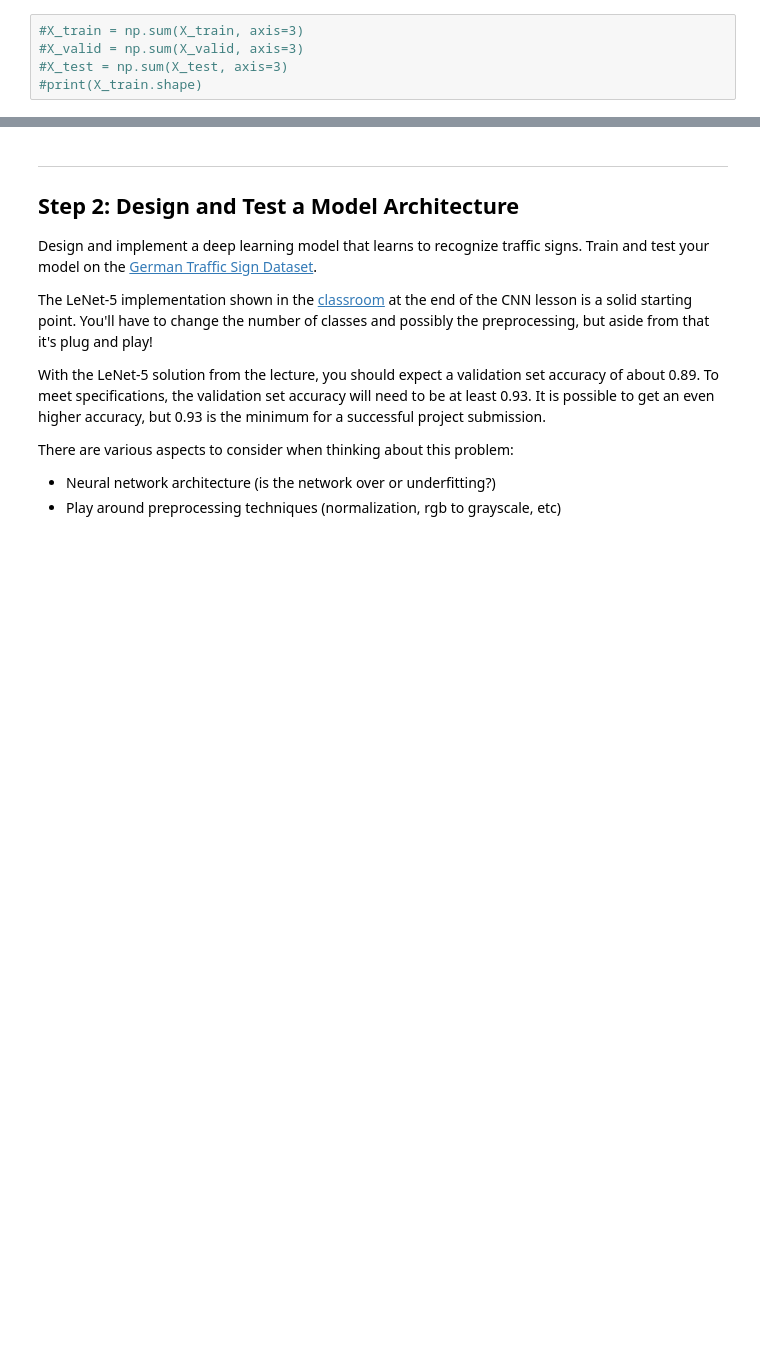
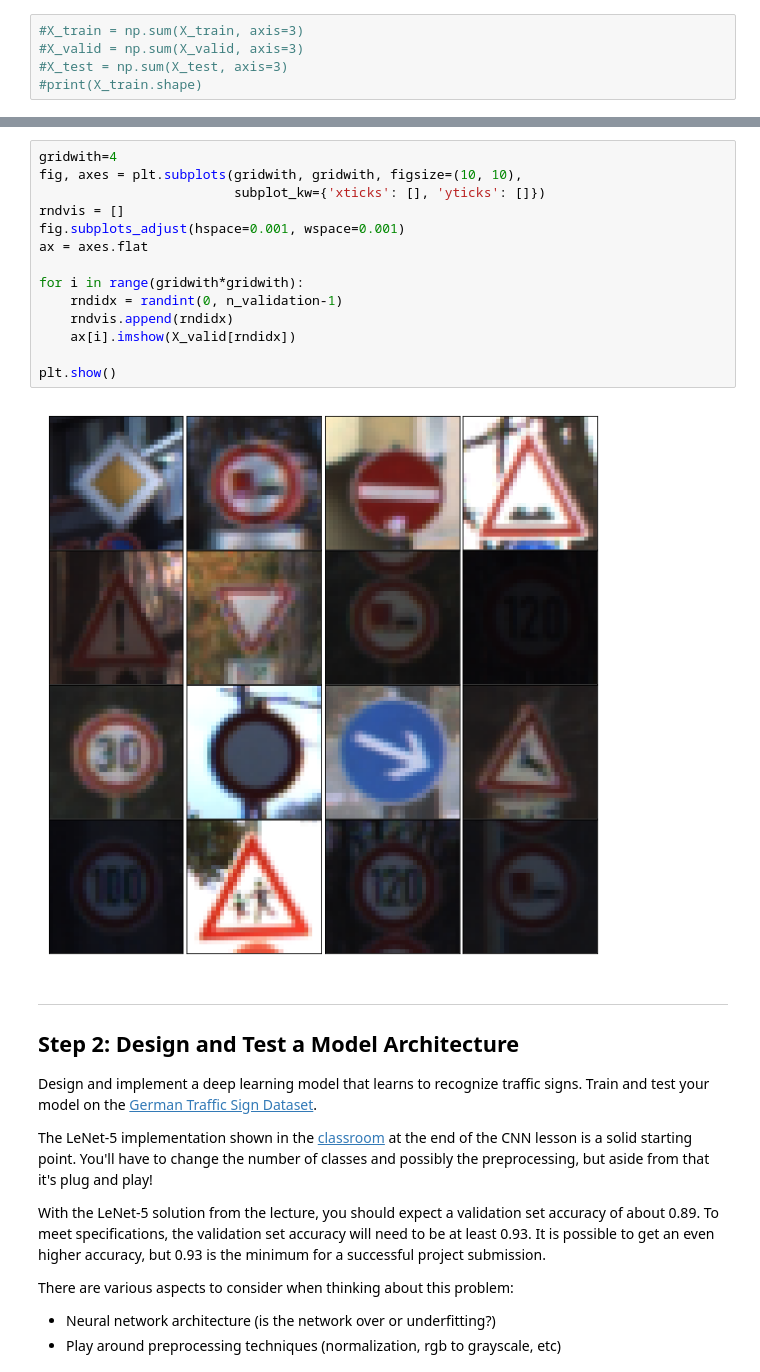
Before and after one commit to mischastik/CarND-Traffic-Sign-Classifier-Project, a Jupyter notebook: Traffic_Sign_Classifier.ipynb, the cells around one changed output, grey strips where cells are left out. Drawn from its saved outputs; the diff is of its cells as text; blank space fills up the shorter version.

```diff
--- a/Traffic_Sign_Classifier.ipynb
+++ b/Traffic_Sign_Classifier.ipynb
@@ -133,3 +133,19 @@ plt.show()
+# %%
+gridwith=4
+fig, axes = plt.subplots(gridwith, gridwith, figsize=(10, 10),
+                         subplot_kw={'xticks': [], 'yticks': []})
+rndvis = []
+fig.subplots_adjust(hspace=0.001, wspace=0.001)
+ax = axes.flat
+
+for i in range(gridwith*gridwith):
+    rndidx = randint(0, n_validation-1)
+    rndvis.append(rndidx)
+    ax[i].imshow(X_valid[rndidx])
+
+plt.show()
+# %% [output]
+[figure, added]
 # %% [markdown]
 ----
 
```
Also changed, not shown: parts of 14 cells of this notebook.
